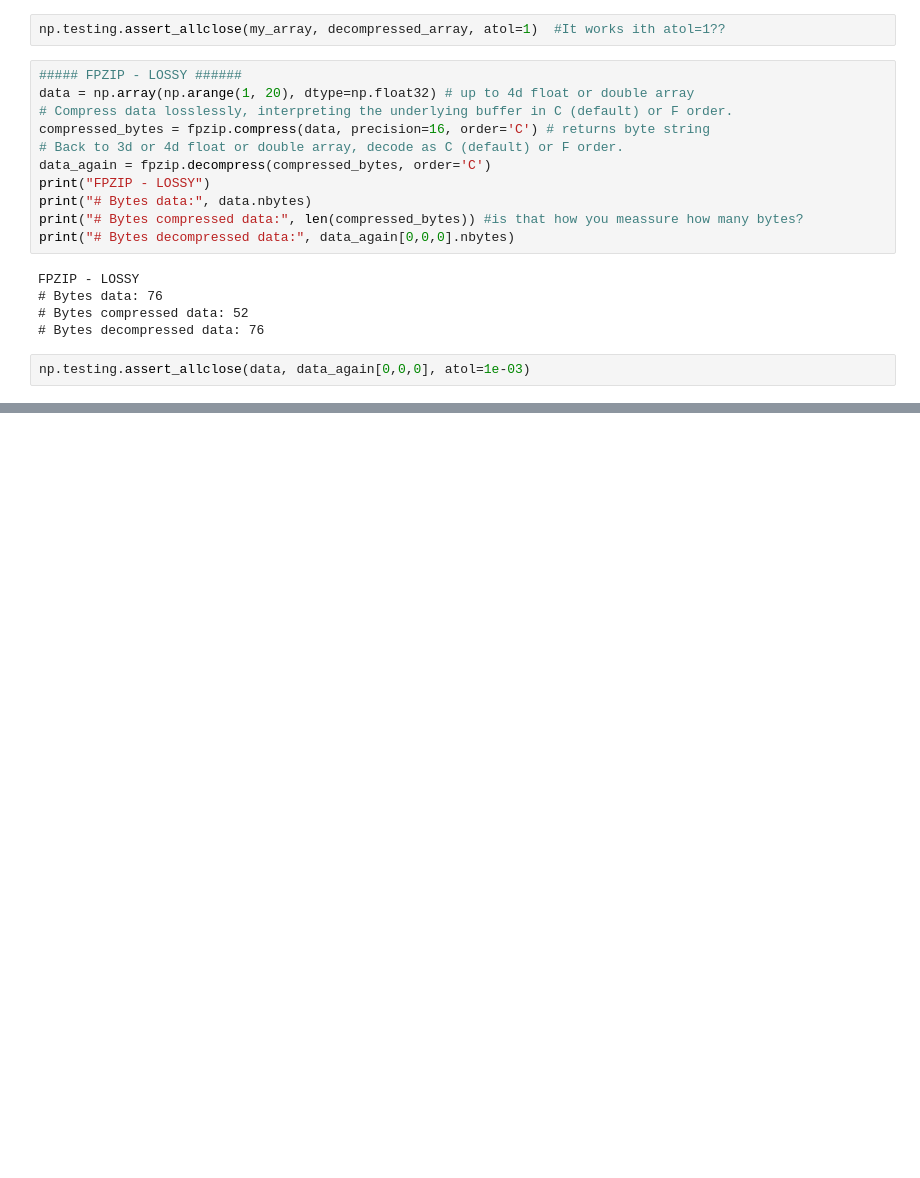
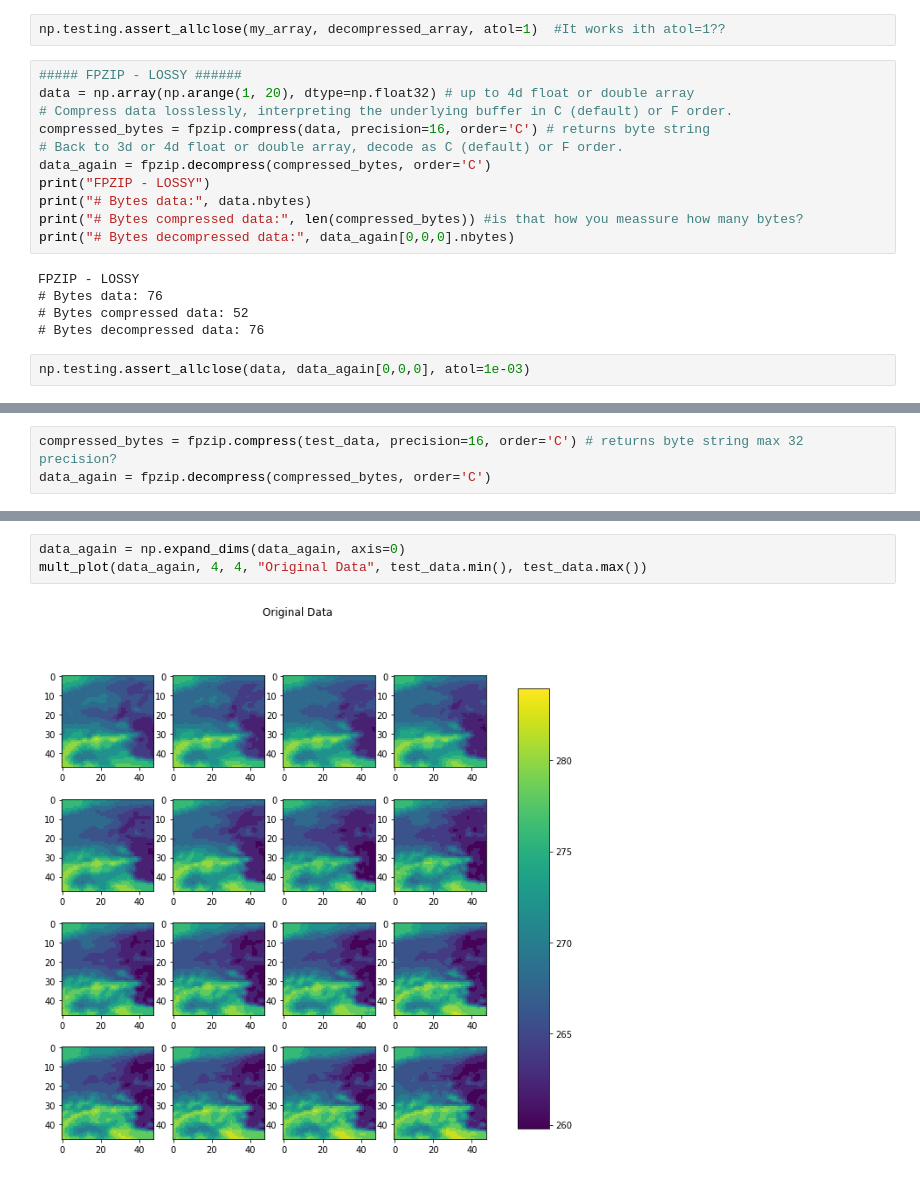
Before and after one commit to SilkeDH/lossy-ml, a Jupyter notebook: notebooks/ZFP_FPZIP_Usage.ipynb, the cells around one changed output, grey strips where cells are left out. Cells and saved outputs as stored; diff of their text form; blank space fills up the shorter version.

```diff
--- a/notebooks/ZFP_FPZIP_Usage.ipynb
+++ b/notebooks/ZFP_FPZIP_Usage.ipynb
@@ -61,0 +79,3 @@ np.testing.assert_allclose(data, data_again[0,0,0], atol=1e-03)
+# %%
+compressed_bytes = fpzip.compress(test_data, precision=16, order='C') # returns byte string max 32 precision?
+data_again = fpzip.decompress(compressed_bytes, order='C')
@@ -61,0 +90,5 @@ np.testing.assert_allclose(data, data_again[0,0,0], atol=1e-03)
+# %%
+data_again = np.expand_dims(data_again, axis=0)
+mult_plot(data_again, 4, 4, "Original Data", test_data.min(), test_data.max())
+# %% [output]
+[figure, added]
```
Also changed, not shown: parts of 10 cells of this notebook, 1 other file.
